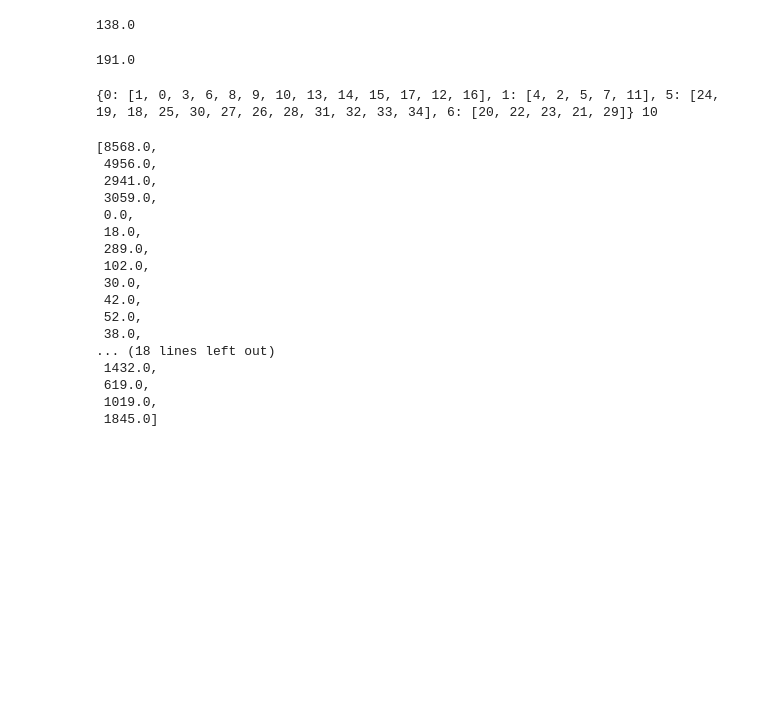
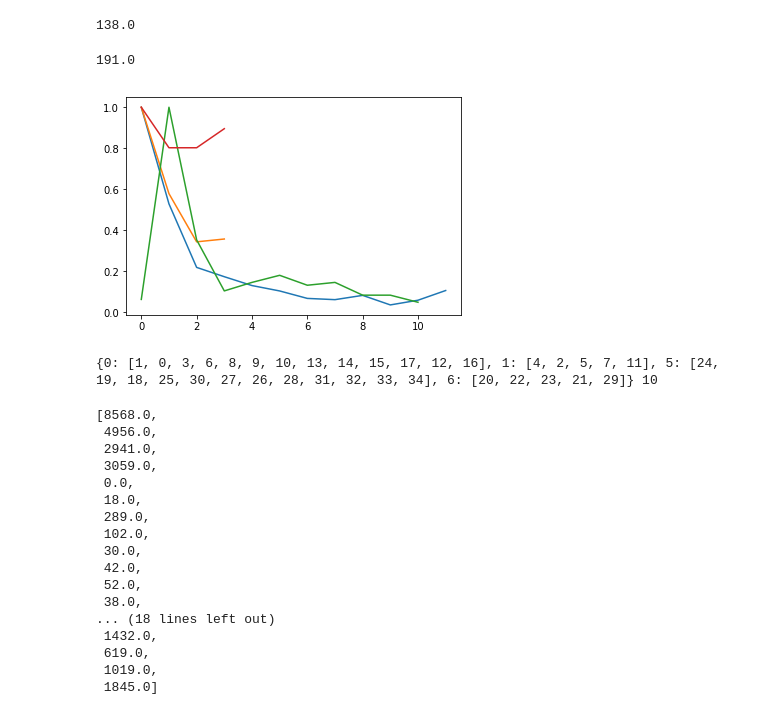
Before and after one commit to rykachevskiy/CRISPR, a Jupyter notebook: Graph_to_chains/hamiltonian path.ipynb, the cells around one changed output. Drawn from its saved outputs; the diff is of its cells as text; code cells hidden in the pictures; blank space fills up the shorter version.

```diff
--- a/Graph_to_chains/hamiltonian path.ipynb
+++ b/Graph_to_chains/hamiltonian path.ipynb
@@ -241,6 +241,11 @@ gr[4,24]
 gr[1,20]
 # %% [output]
 191.0
+# %%
+for i in range(4):
+    plt.plot(weights[i] / max(weights[i]))
+# %% [output]
+[figure, added]
 # %%
 gr_Sasha = np.load("../../data/graphs/ES3_22.npy")[:35, :35]
 # %%
```
